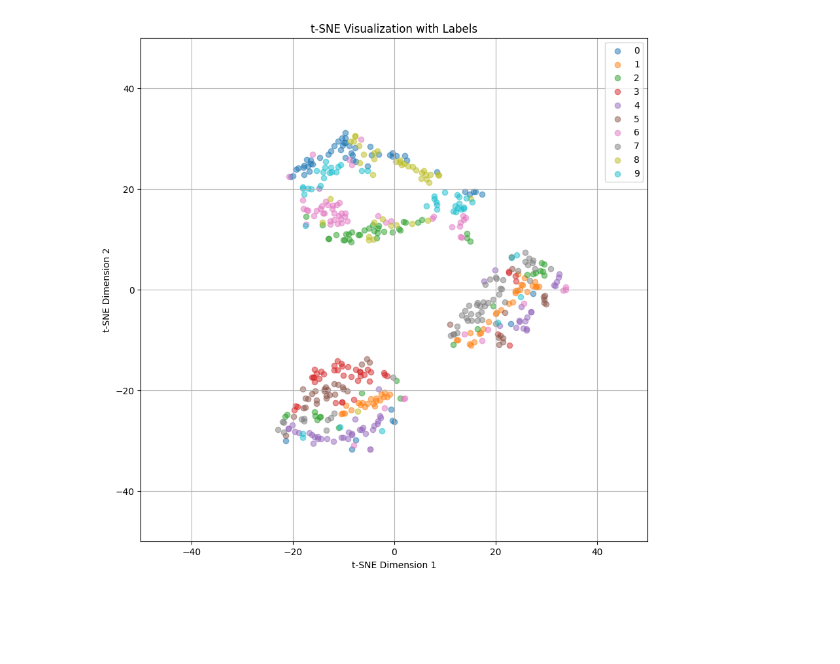
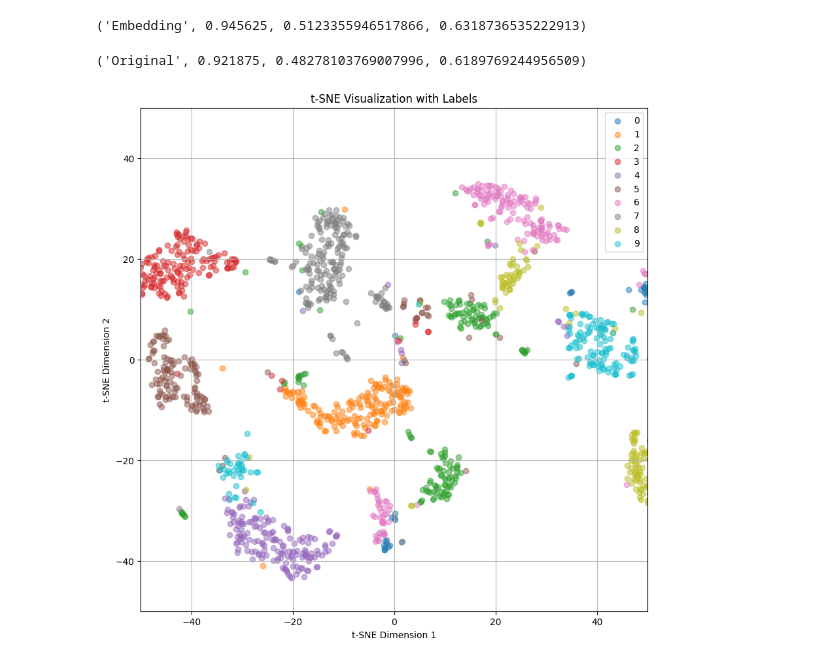
Before and after one commit to kangsive/Emb4Spa, a Jupyter notebook: hierachy_transformer.ipynb, the cells around one changed output. Drawn from its saved outputs; the diff is of its cells as text; code cells hidden in the pictures; blank space fills up the shorter version.

```diff
--- a/hierachy_transformer.ipynb
+++ b/hierachy_transformer.ipynb
@@ -27,0 +29,20 @@ val_loader = DataLoader(TensorDataset(val_tokens, val_labels), batch_size=32)
+# %%
+max_seq_len = 64
+batch_size = 64
+dataset_size = 2000
+with_mask = False
+
+train_tokens, train_labels, train_mask, val_tokens, val_labels, val_mask = prepare_dataset_mnist(file="dataset/mnist_polygon_train_10k.csv",
+                                                                                                 with_mask=with_mask,
+                                                                                                 split_ratio=0.2,
+                                                                                                 dataset_size=dataset_size,
+                                                                                                 max_seq_len=max_seq_len,
+                                                                                                 train=True)
+
+# test_tokens, test_labels, test_mask = prepare_dataset_mnist(file="dataset/mnist_polygon_test_2k.csv",
+#                                                             with_mask=with_mask,
+#                                                             max_seq_len=max_seq_len,
+#                                                             dataset_size=500,
+#                                                             train=False)
+
+train_loader = DataLoader(TensorDataset(train_tokens, train_labels), batch_size=batch_size, shuffle=True)
@@ -398,7 +399,7 @@ if USE_GPU:
 
 optimizer = optim.Adam(pae.parameters(), lr=0.004, betas=(0.9, 0.98), eps=1e-9, weight_decay=0.0001)
 
-num_epoch = 30
+num_epoch = 50
 for epoch in range(num_epoch):
     pae.train()
     total_loss = 0.0
@@ -420,7 +421,7 @@ for epoch in range(num_epoch):
 
 pae.eval()
 with torch.no_grad():
-    test_hidden, test_outputs, loss = pae(val_tokens)
+    test_hidden, test_outputs, loss = pae(train_tokens)
     test_loss = loss.item()
 print(f"Test Loss: {test_loss}")
 # %% [output]
@@ -485,34 +485,54 @@ plt.show()
+# %%
+from utils.embeding_evaluate import compute_NN, compute_FT, compute_ST
+
+show_hidden = test_hidden.reshape(test_hidden.size(0), -1)
+show_labels = train_labels
+
+"Embedding", compute_NN(show_hidden, show_labels), compute_FT(show_hidden, show_labels), compute_ST(show_hidden, show_labels)
+# %% [output]
+('Embedding', 0.945625, 0.5123355946517866, 0.6318736535222913)
+# %%
+from utils.embeding_evaluate import compute_NN, compute_FT, compute_ST
+
+show_hidden = train_tokens.reshape(train_tokens.size(0), -1)
+show_labels = train_labels
+
+"Original", compute_NN(show_hidden, show_labels), compute_FT(show_hidden, show_labels), compute_ST(show_hidden, show_labels)
+# %% [output]
+('Original', 0.921875, 0.48278103769007996, 0.6189769244956509)
 # %%
-# show_hidden = val_tokens.view(val_tokens.size(0), -1)
-show_hidden = val_hidden.view(val_hidden.size(0), -1).detach().numpy()
-show_labels = val_labels
+show_hidden = test_hidden.view(test_hidden.size(0), -1)
+show_labels = train_labels
+
+# show_hidden = train_tokens.view(train_tokens.size(0), -1).detach().numpy()
+# show_labels = train_labels
 
 
 from sklearn.manifold import TSNE
 from sklearn.decomposition import PCA
 import plotly.express as px
 import matplotlib.pyplot as plt
 import numpy as np
 
 tsne = TSNE(n_components=2, random_state=0)
 projections = tsne.fit_transform(show_hidden)
 
 plt.figure(figsize=(10, 10))
 
 # Plot each class separately
 for label in np.unique(show_labels):
     indices = show_labels == label
     plt.scatter(projections[indices, 0], projections[indices, 1], label=label, alpha=0.5)
 
 plt.xlim(-50, 50)
 plt.ylim(-50, 50)
 plt.title('t-SNE Visualization with Labels')
 plt.xlabel('t-SNE Dimension 1')
 plt.ylabel('t-SNE Dimension 2')
 plt.legend()
 plt.grid(True)
 plt.show()
 # %% [output]
-[figure, old version]
+[figure, new version]
 # %%
 with torch.no_grad():
```
Also changed, not shown: parts of 11 cells of this notebook, 5 other files.
